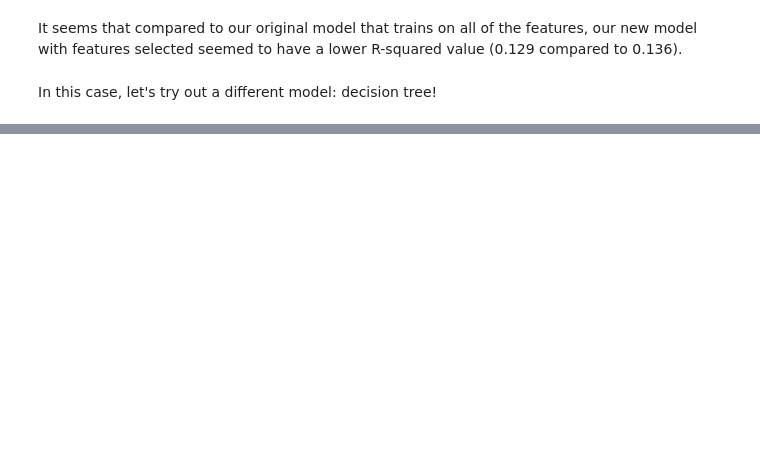
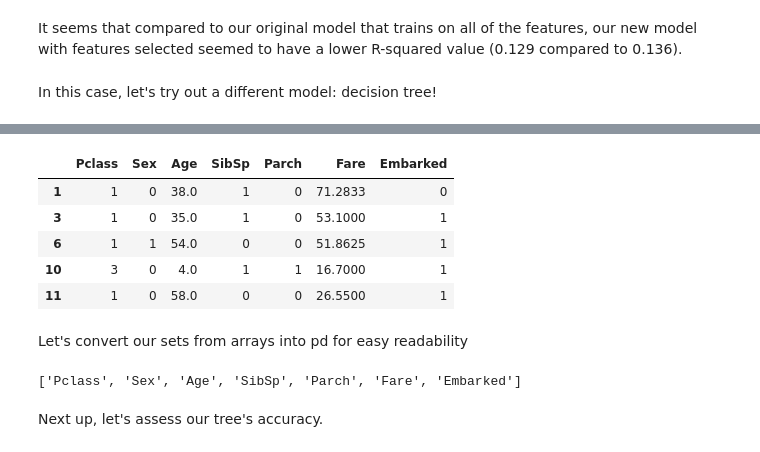
Before and after one commit to klam912/titanic_pred, a Jupyter notebook: model.ipynb, the cells around one changed output, grey strips where cells are left out. Cells and saved outputs as stored; diff of their text form; code cells hidden in the pictures; blank space fills up the shorter version.

```diff
--- a/model.ipynb
+++ b/model.ipynb
@@ -757,0 +882,5 @@ In this case, let's try out a different model: decision tree!
+# %%
+# Scale X
+df5.head()
+y = df5["Survived"]
+X = df5.drop(['Survived'], axis=1)
@@ -757,0 +896,14 @@ In this case, let's try out a different model: decision tree!
+# %%
+d = {'female': 0, 'male': 1}
+X["Sex"] = X["Sex"].map(d)
+d = {'C': 0, 'S': 1, 'Q': 2}
+X["Embarked"] = X["Embarked"].map(d)
+# %%
+X.head()
+# %% [output]
+|  | Pclass | Sex | Age | SibSp | Parch | Fare | Embarked |
+| 1 | 1 | 0 | 38.0 | 1 | 0 | 71.2833 | 0 |
+| 3 | 1 | 0 | 35.0 | 1 | 0 | 53.1000 | 1 |
+| 6 | 1 | 1 | 54.0 | 0 | 0 | 51.8625 | 1 |
+| 10 | 3 | 0 | 4.0 | 1 | 1 | 16.7000 | 1 |
+| 11 | 1 | 0 | 58.0 | 0 | 0 | 26.5500 | 1 |
@@ -757,0 +919,11 @@ In this case, let's try out a different model: decision tree!
+# %% [markdown]
+Let's convert our sets from arrays into pd for easy readability
+# %%
+features = list(X.columns)
+print(features)
+X_train = pd.DataFrame(X_train, columns=features)
+X_test = pd.DataFrame(X_test, columns=features)
+# %% [output]
+['Pclass', 'Sex', 'Age', 'SibSp', 'Parch', 'Fare', 'Embarked']
+# %% [markdown]
+Next up, let's assess our tree's accuracy.
```
Also changed, not shown: parts of 48 cells of this notebook.
